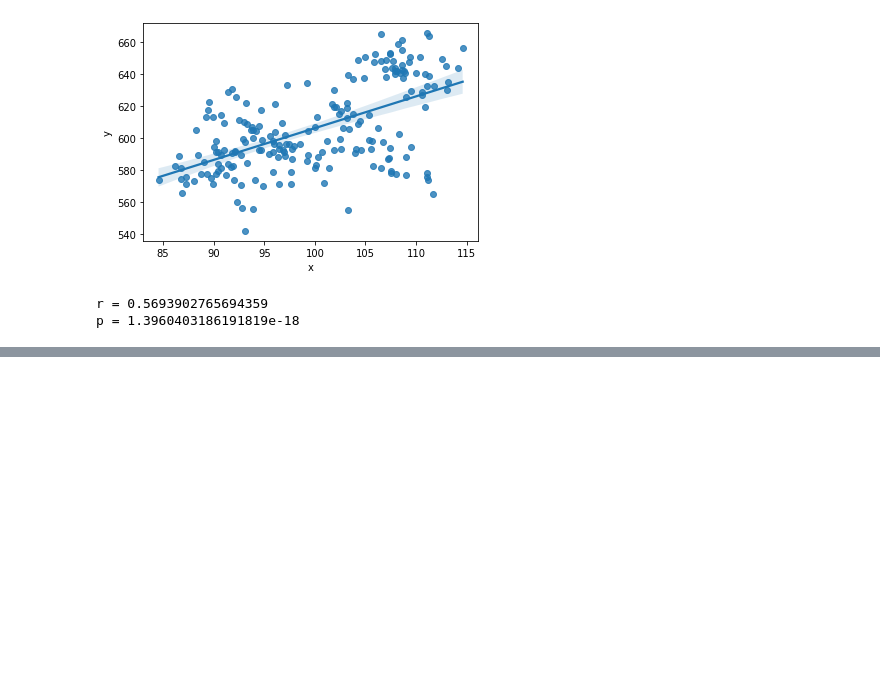
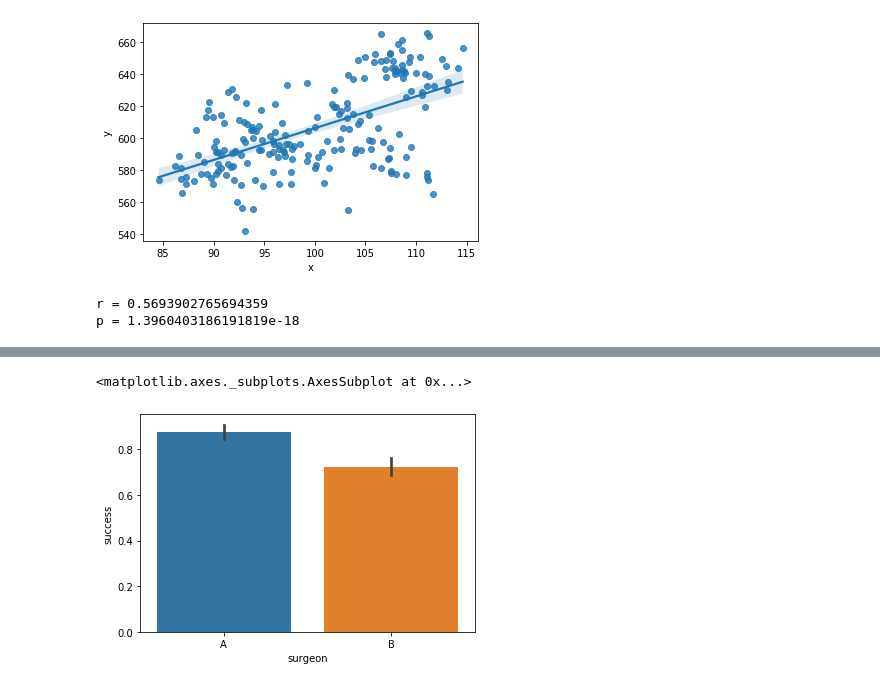
Before and after one commit to matt-c-knight/clustering-exercises, a Jupyter notebook: warmup_10_13.ipynb, the cells around one changed output, grey strips where cells are left out. Cells and saved outputs as stored; diff of their text form; code cells hidden in the pictures; blank space fills up the shorter version.

```diff
--- a/warmup_10_13.ipynb
+++ b/warmup_10_13.ipynb
@@ -88,0 +122,5 @@ p = 1.3960403186191819e-18
+# %%
+sns.barplot(data=df3, x='surgeon', y='success')
+# %% [output]
+<matplotlib.axes._subplots.AxesSubplot at 0x...>
+[figure, added]
```
Also changed, not shown: parts of 9 cells of this notebook.
